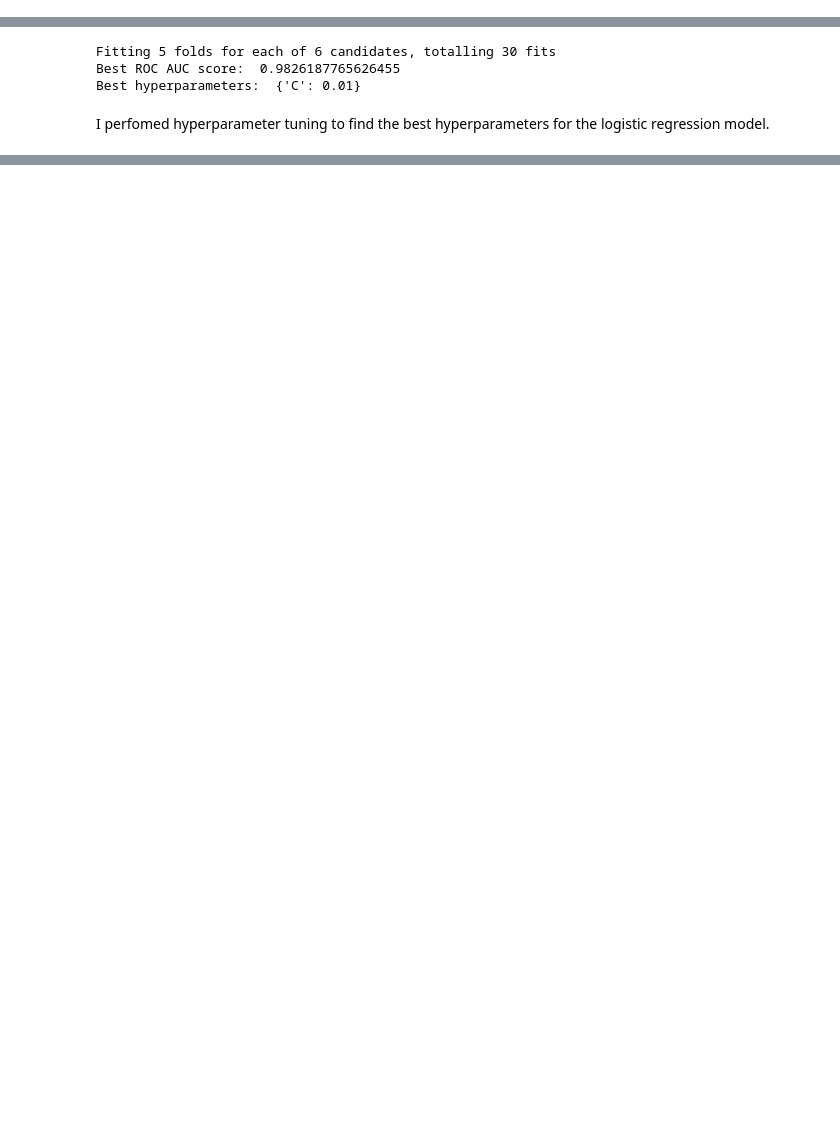
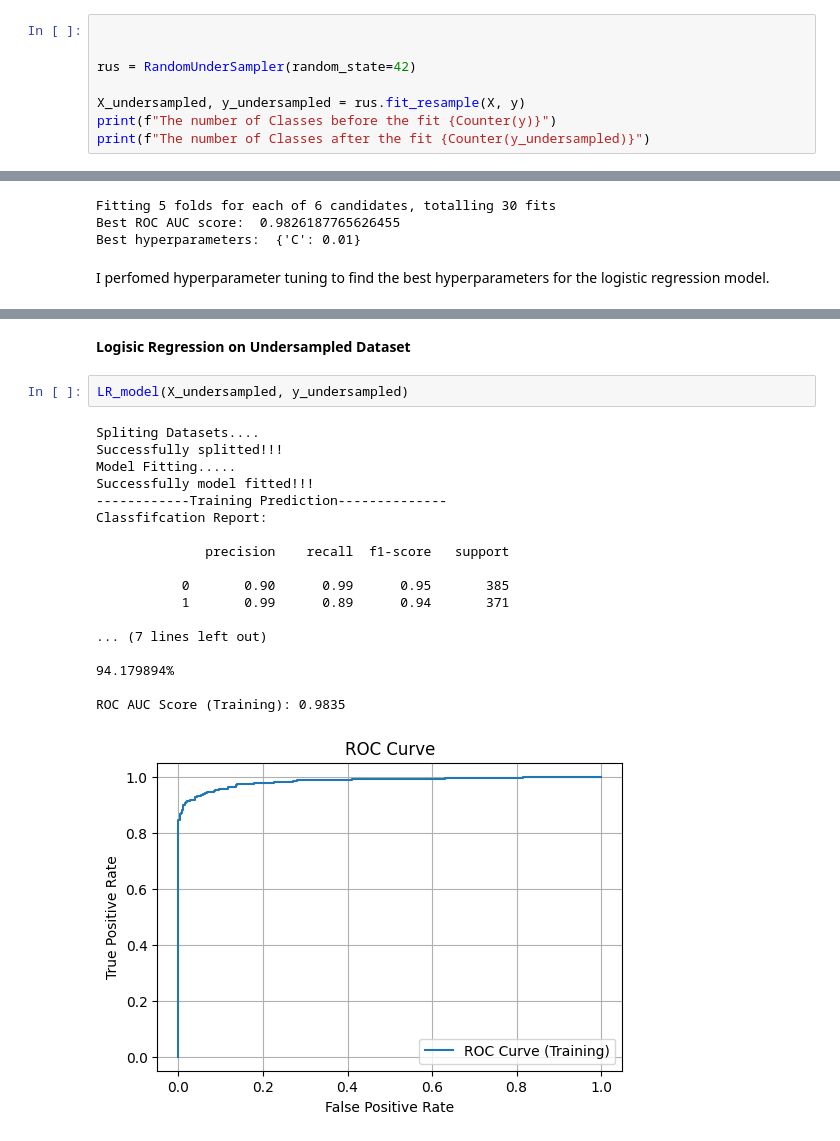
Before and after one commit to MercyKiragu/SAFESWIPE, a Jupyter notebook: notebook.ipynb, the cells around one changed output, grey strips where cells are left out. Cells and saved outputs as stored; diff of their text form; blank space fills up the shorter version.

```diff
--- a/notebook.ipynb
+++ b/notebook.ipynb
@@ -441,0 +500,8 @@ cols = list(X.columns.values)
+# %%
+
+
+rus = RandomUnderSampler(random_state=42)
+
+X_undersampled, y_undersampled = rus.fit_resample(X, y)
+print(f"The number of Classes before the fit {Counter(y)}")
+print(f"The number of Classes after the fit {Counter(y_undersampled)}")
@@ -672,0 +780,23 @@ draw_roc(y_test, y_test_pred_proba)
+# %% [markdown]
+**Logisic Regression on Undersampled Dataset**
+# %%
+LR_model(X_undersampled, y_undersampled)
+# %% [output]
+Spliting Datasets....
+Successfully splitted!!!
+Model Fitting.....
+Successfully model fitted!!!
+------------Training Prediction--------------
+Classfifcation Report:
+
+              precision    recall  f1-score   support
+
+           0       0.90      0.99      0.95       385
+           1       0.99      0.89      0.94       371
+
+... (7 lines left out)
+
+94.179894%
+
+ROC AUC Score (Training): 0.9835
+[figure, added]
```
Also changed, not shown: parts of 64 cells of this notebook.
